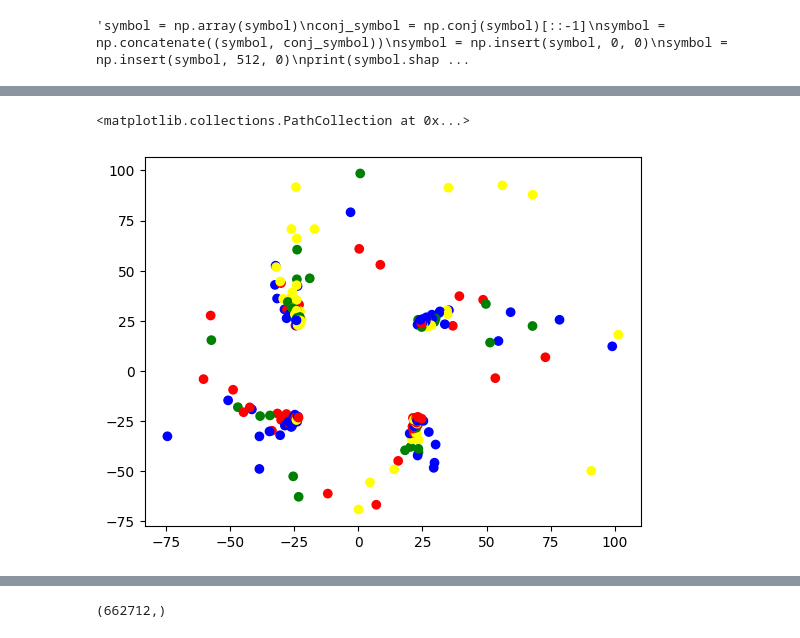
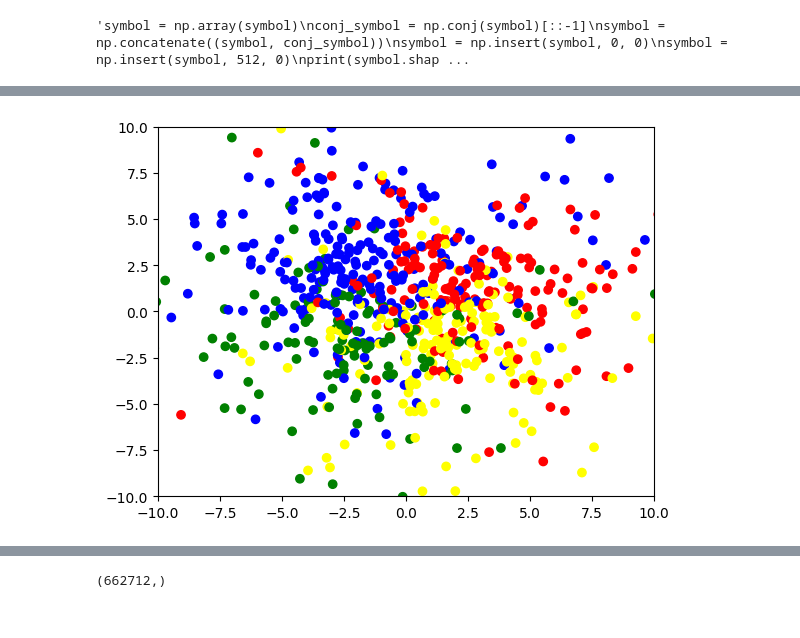
Before and after one commit to kmcm0707/GF3, a Jupyter notebook: full_decoder_2.ipynb, the cells around one changed output, grey strips where cells are left out. Saved outputs shown, nothing was run; the diff lists cells and outputs as text; code cells hidden in the pictures.

```diff
--- a/full_decoder_2.ipynb
+++ b/full_decoder_2.ipynb
@@ -197,11 +293,11 @@ y = data
 # %%
 #Synchronization
-chirp_time = 2
+chirp_time = 5
 fs = 48000
 t = np.linspace(0, chirp_time, fs*chirp_time)
 f_0 = 1000
 f_1 = 16000
-chirp = signal.chirp(t, f0=f_0, f1=f_1, t1=chirp_time, method='linear')
+chirp = signal.chirp(t, f0=f_0, f1=f_1, t1=chirp_time, method='linear') * 0.1
 max_index, cross_correlation, lags = matched_filter_synchronisation(y,chirp, 10, fs)
 print(max_index)
 
@@ -218,17 +314,19 @@ plt.show()
 # Channel estimation using the chirp
 chirp_data = y[lags[max_index]:lags[max_index] + len(chirp)]
 channel_chirp = standered_estimation(chirp, chirp_data, fs)
-
-plt.plot(np.fft.fft(chirp_data, n = 44100))
+fs = 48000
+chirp_time = 5
+N = 4096
+plt.plot(np.fft.fft(chirp_data, n = fs))
 plt.title("Chirp data")
 plt.show()
 
-plt.plot(np.fft.fft(chirp, n = 44100))
+plt.plot(np.fft.fft(chirp, n = fs))
 plt.title("Chirp Original(?)")
 plt.show()
 
-channel_freq = np.fft.fft(chirp_data, n = 44100)/np.fft.fft(chirp, n = 44100)
-channel_time = np.fft.ifft(channel_freq, n = 44100)
+channel_freq = np.fft.fft(chirp_data, n = fs)/np.fft.fft(chirp, n = fs)
+channel_time = np.fft.ifft(channel_freq, n = fs)
 
 plt.plot(channel_freq)
 plt.title("Channel Response - freq domain")
@@ -245,11 +343,11 @@ plt.show()
 
 time_channel_chirp = np.fft.ifft(channel_chirp)
 time_channel_chirp = np.real(time_channel_chirp)
-time_channel_chirp = time_channel_chirp[:1024]
+time_channel_chirp = time_channel_chirp[:N]
 plt.plot(time_channel_chirp)
 plt.title("Channel Response - time domain method 2?")
 plt.show()
-chanel_estimation = np.fft.fft(time_channel_chirp, n=1024)
+chanel_estimation = np.fft.fft(time_channel_chirp, n=N)
 plt.plot(np.abs(chanel_estimation))
 plt.title("Frequency domain channel response method 2?")
 plt.show()
@@ -303,20 +430,22 @@ plt.show()
 # %%
 Start_index = lags[max_index] + len(chirp)
-print(len(chirp))
-print(len(chirp) + 1056)
-print(Start_index)
-n = 1056
-index = 3
-Symbol_Two = y[Start_index + index*n :Start_index + (index+1)*n]
-Symbol_Two = Symbol_Two[32:]
+n = 4096 + 512
+N = 4096
+cyclic_prefix_len = 512
+index = 1
+offset = 0
+Symbol_Two = y[Start_index + index*n + offset:Start_index + (index+1)*n + offset]
+
 print(Symbol_Two.shape)
-Symbol_Two = np.fft.fft(Symbol_Two, n = 1024)
+Symbol_Two = Symbol_Two[512:]
+Symbol_Two = np.fft.fft(Symbol_Two, n = N)
+#Symbol_Two = np.roll(Symbol_Two,55)
 print(Symbol_Two)
-print(chanel_estimation)
+print(chanel_estimation_2)
 print(chanel_estimation.shape)
 Symbol_Two_correct = Symbol_Two / chanel_estimation
 Symbol_Two_correct_2 = Symbol_Two / chanel_estimation_2
-
+print(Symbol_Two_correct_2)
 """colours = []
 data = to_transmit[len(chirp) +32 + index * 1056: len(chirp) + 1056 + index * 1056]
 data = np.reshape(data, len(data))
@@ -354,7 +483,8 @@ decoded_symbol_two = np.array(decoded_symbol_two)
 comparison = np.vstack((colours, decoded_symbol_two, Symbol_Two_correct_2[1:512]))"""
 
 constelatons = np.loadtxt("constelations.txt", dtype=str)
-constelatons = constelatons[index*511:(index+1)*511]
+print(len(constelatons))
+constelatons = constelatons[index*(2047):(index+1)*(2047)]
 colours = []
 for i in constelatons:
     if i == 'A':
@@ -368,11 +498,20 @@ for i in constelatons:
 
 
 #print(Symbol_Two_correct_2[400:450])
-print(Symbol_Two_correct_2[1:512].shape)
 print(len(colours))
-index = 300
-index_2 = 511
+index = 85
+index_2 = 850
 #print(comparison[:, index:index_2])
 #print(Symbol_Two_correct_2[index+1:index_2+1])
-plt.scatter(np.real(Symbol_Two_correct_2[index+1:index_2+1]), np.imag(Symbol_Two_correct_2[index+1:index_2+1]), c = colours[index:index_2])
+plt.scatter(np.real(Symbol_Two_correct_2[index:index_2]), np.imag(Symbol_Two_correct_2[index:index_2]), c = colours[index-1:index_2-1])
+ax = plt.gca()
+ax = plt.gca()
+limit = 10
+xmin = -limit
+xmax = limit
+ymin = -limit
+ymax = limit
+ax.set_xlim([xmin, xmax])
+ax.set_ylim([ymin, ymax])
+plt.show()
 # %% [output]
@@ -391,5 +531,4 @@ plt.scatter(np.real(Symbol_Two_correct_2[index+1:index_2+1]), np.imag(Symbol_Two
-<matplotlib.collections.PathCollection at 0x...>
-[figure, old version]
+[figure, new version]
 # %%
 with open('transmitter/data_file.txt', 'r') as file:
     data = file.read().replace('\n', '')
```
Also changed, not shown: parts of 11 cells of this notebook, 4 other files.
